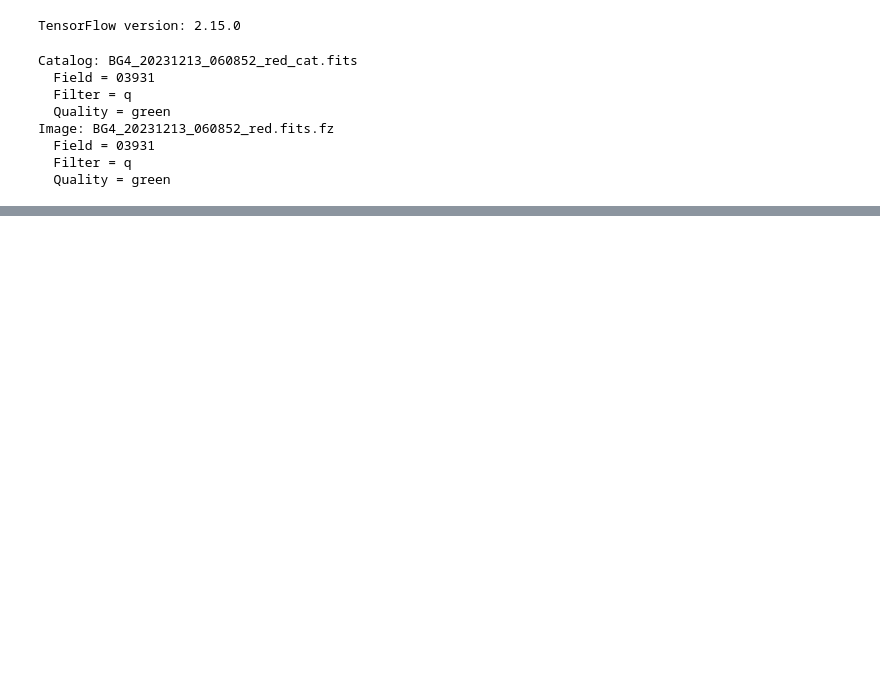
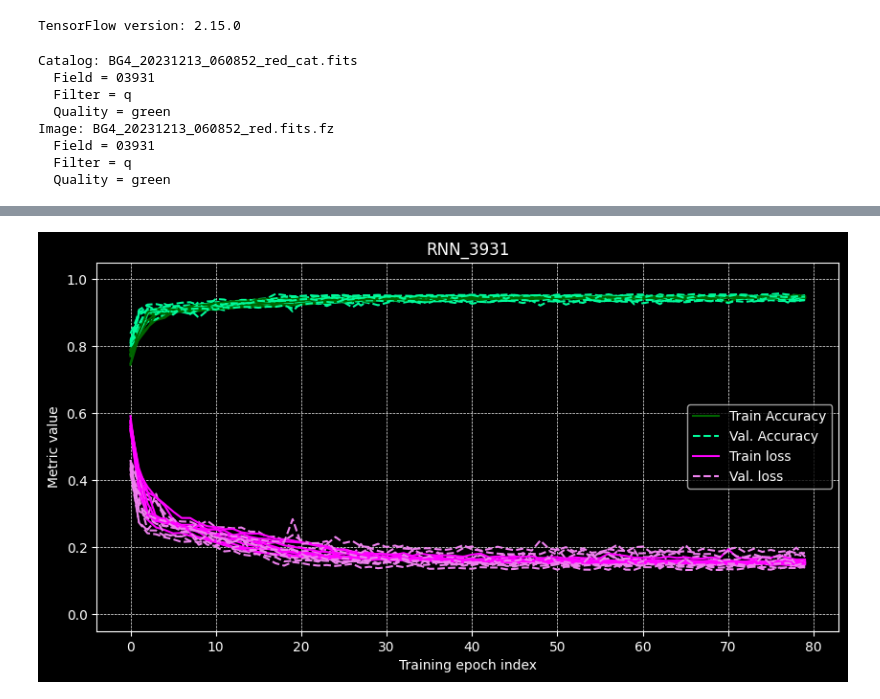
Before and after one commit to AlekzanderKosakowski/tensorflow, a Jupyter notebook: RNN_3931.ipynb, the cells around one changed output, grey strips where cells are left out. Drawn from its saved outputs; the diff is of its cells as text; code cells hidden in the pictures; blank space fills up the shorter version.

```diff
--- a/RNN_3931.ipynb
+++ b/RNN_3931.ipynb
@@ -655,0 +705,51 @@ plot_ccd(predictions_df, image_file, 95, True)
+# %%
+# K-fold cross validation (throw the model fit into a loop and print the average loss/acc/recall/prec)
+from multiprocessing import Pool
+from train_model import train_model # Need to read in the function and use __name__ == "__main__" for multiprocessing with Jupyter?
+                                    # At the very least, __name__=="__main__" is required for the child processes.
+
+if __name__ == "__main__":
+    nfolds = 10
+    input_datasets = [randomize_data(label_df, input_data, 0.7, 0.15) for k in range(nfolds)]
+    pool = Pool(5)
+
+    results = pool.map(train_model, input_datasets)
+    results = np.array(results)
+
+    print(f"{'Avg Loss':>13s} = {np.average(results[:,1]):<5.3f}")
+    print(f"{'Avg Accuracy':>13s} = {np.average(results[:,2]):<5.3f}")
+    print(f"{'Avg Recall':>13s} = {np.average(results[:,3]):<5.3f}")
+    print(f"{'Avg Precision':>13s} = {np.average(results[:,4]):<5.3f}")
+
+
+    fig = plt.figure(figsize=(10,5))
+    fig.tight_layout()
+    ax = fig.add_subplot(111)
+
+    for k in range(nfolds):
+        history = results[k][0]
+
+        if k==nfolds-1:
+            ax.plot(history.epoch, history.history["binary_accuracy"], label="Train Accuracy", color='darkgreen', linestyle='-')
+            ax.plot(history.epoch, history.history["val_binary_accuracy"], label="Val. Accuracy", color='mediumspringgreen', linestyle='--')
+
+            ax.plot(history.epoch, history.history["loss"], label="Train loss", color='magenta', linestyle='-')
+            ax.plot(history.epoch, history.history["val_loss"], label="Val. loss", color='violet', linestyle='--')
+        else:
+            ax.plot(history.epoch, history.history["binary_accuracy"], color='darkgreen', linestyle='-')
+            ax.plot(history.epoch, history.history["val_binary_accuracy"], color='mediumspringgreen', linestyle='--')
+
+            ax.plot(history.epoch, history.history["loss"], color='magenta', linestyle='-')
+            ax.plot(history.epoch, history.history["val_loss"], color='violet', linestyle='--')
+
+    ax.grid(which='both', linestyle='--', linewidth=0.5)
+    ax.legend()
+    ax.set_ylim(-0.05, 1.05)
+    ax.set_xlabel("Training epoch index")
+    ax.set_ylabel("Metric value")
+    ax.set_title(f"{model.name}")
+    plt.show()
+
+
+#
+# %% [output]
@@ -655,0 +770 @@ plot_ccd(predictions_df, image_file, 95, True)
+[figure, added]
```
Also changed, not shown: parts of 14 cells of this notebook.
